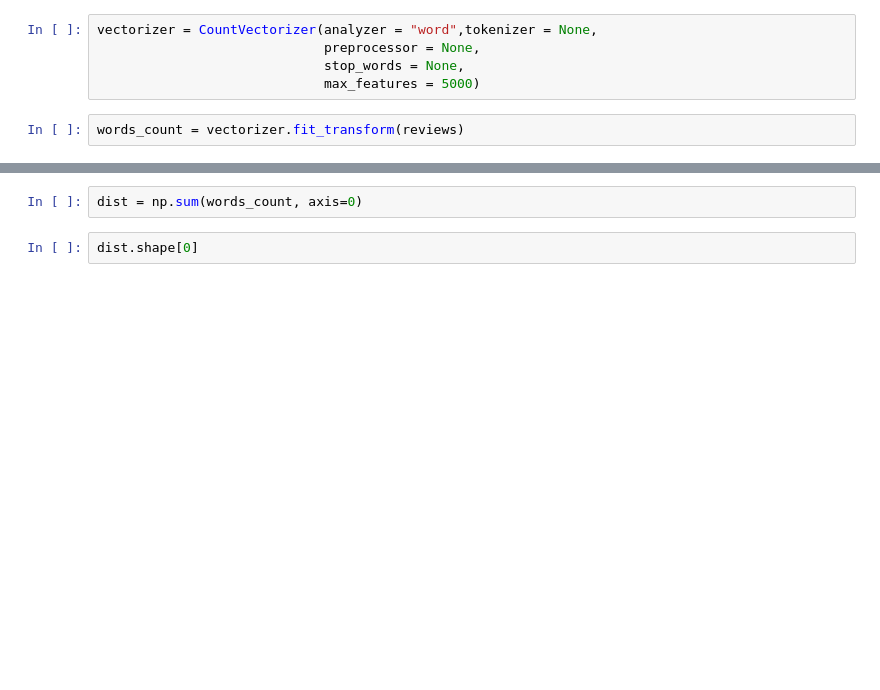
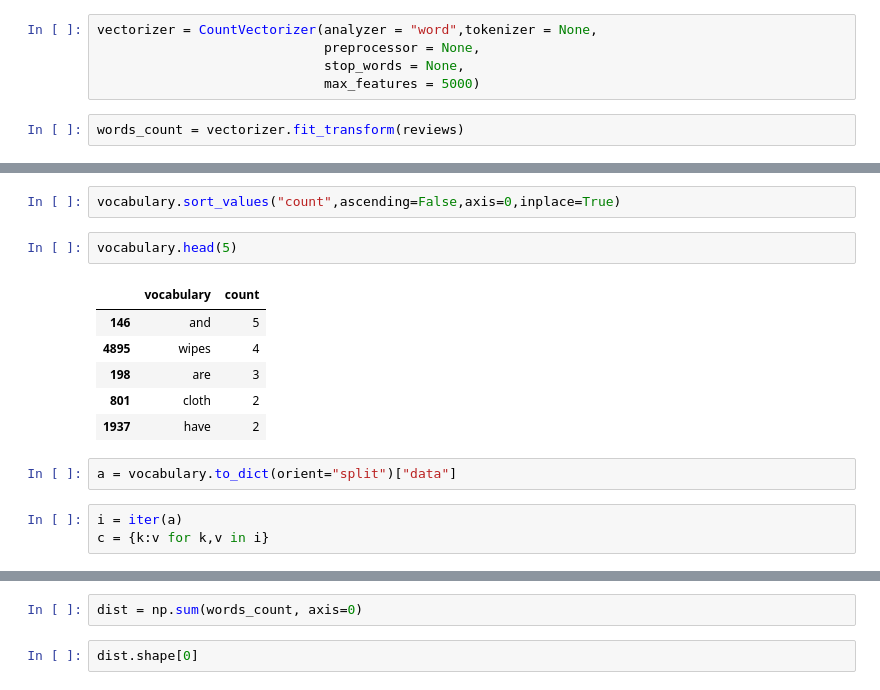
Before and after one commit to ddumet/coursera_machine_learning_foundations, a Jupyter notebook: analysing_sentiment.ipynb, the cells around one changed output, grey strips where cells are left out. Saved outputs shown, nothing was run; the diff lists cells and outputs as text; blank space fills up the shorter version.

```diff
--- a/analysing_sentiment.ipynb
+++ b/analysing_sentiment.ipynb
@@ -79,0 +137,16 @@ words_count.shape
+# %%
+vocabulary.sort_values("count",ascending=False,axis=0,inplace=True)
+# %%
+vocabulary.head(5)
+# %% [output]
+|  | vocabulary | count |
+| 146 | and | 5 |
+| 4895 | wipes | 4 |
+| 198 | are | 3 |
+| 801 | cloth | 2 |
+| 1937 | have | 2 |
+# %%
+a = vocabulary.to_dict(orient="split")["data"]
+# %%
+i = iter(a)
+c = {k:v for k,v in i}
```
Also changed, not shown: parts of 16 cells of this notebook.
